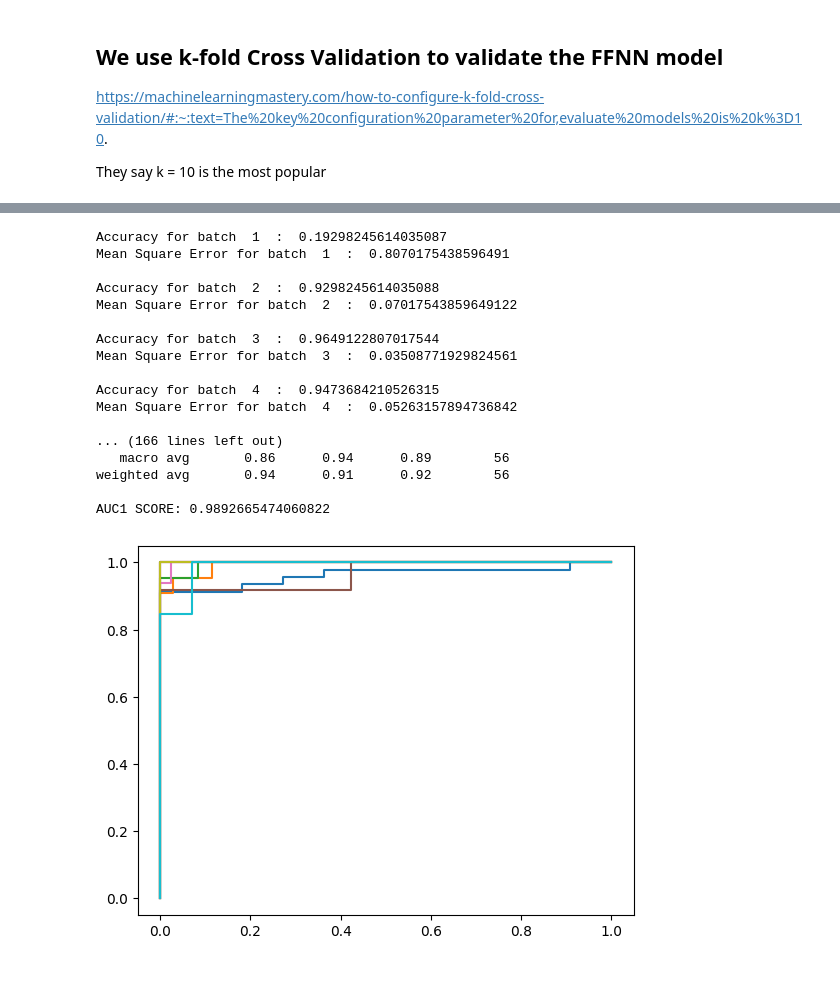
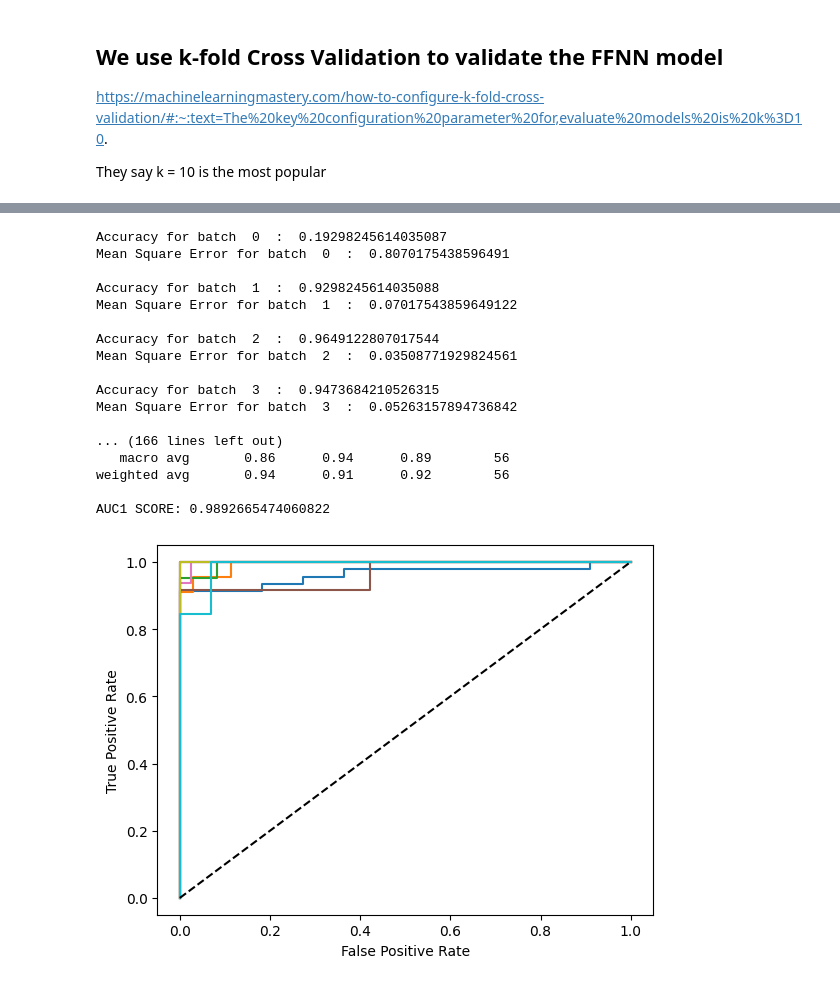
Before and after one commit to nathan-dcruz/ECS171-G32, a Jupyter notebook: NN.ipynb, the cells around one changed output, grey strips where cells are left out. Cells and saved outputs as stored; diff of their text form; code cells hidden in the pictures.

Commit message:
Clean up model codes

```diff
--- a/NN.ipynb
+++ b/NN.ipynb
@@ -5,10 +21,11 @@ Also, one thing we may consider is divide the attributes into small sets to test
+# %%
+# Easy settings
+DATA_FILE_NAME = "./Cancer_Data.csv"
+TEST_SIZE = 0.2
+KFOLD_SPLITS = 10
 # %%
-import pandas as pd
-import numpy as np
-import matplotlib.pyplot as plt
-
-dataset = pd.read_csv("Cancer_Data.csv")
-print(dataset)
+# Read data
+dataset = pd.read_csv(DATA_FILE_NAME)
 
 print("Dataset :")
 print(dataset.head())
@@ -151,13 +62,24 @@ Average MSE =  0.07039808294209701
 # %%
-# To find list of accuracy and MSE values
-# Without using the sklearn function cross_validate()
+drop_columns = ['diagnosis', 'id',
+                'perimeter_mean', 'area_mean', 'concavity_mean', 'concave points_mean',
+                'perimeter_se', 'area_se', 'concavity_se', 'concave points_se', 'fractal_dimension_se',
+                'perimeter_worst', 'area_worst', 'concavity_worst', 'concave points_worst', 'fractal_dimension_worst',
+                ]
 
-from sklearn.model_selection import KFold
-from sklearn.metrics import roc_curve, roc_auc_score, make_scorer
+# Pre-process data
+X = dataset.drop(drop_columns, axis=1)
+y = dataset['diagnosis']
 
-n_splits=10
+# Normalization
+scaler = MinMaxScaler(feature_range=(0, 1))
+X_rescaled = scaler.fit_transform(X)
+X = pd.DataFrame(data = X_rescaled, columns = X.columns)
+
+# Binarize
+y = y.map({'B': 0, 'M': 1})
+
 # step 1: randomize the dataset and create k equal size partitions
-kf = KFold(n_splits=n_splits)
+kf = KFold(n_splits=KFOLD_SPLITS)
 models = []
 
 acc = 0
@@ -166,7 +88,6 @@ mse = 0
 i = 0 #keep track of batch number
 # step 5: iterate k times with a different testing subset
 for train_indices, test_indices in kf.split(X):
-
     # step 2-3: use k-1/k^th partition for the training/testing model
     start_train, stop_train = train_indices[0], train_indices[-1]+1
     start_test, stop_test = test_indices[0], test_indices[-1]+1
@@ -174,14 +95,13 @@ for train_indices, test_indices in kf.split(X):
     X_train, X_test = X[start_train:stop_train], X[start_test:stop_test]
     y_train, y_test = y[start_train:stop_train], y[start_test:stop_test]
 
-    # perform the training similar to Q1
-    #this was based on the requirements in Q1
+    # Do Neural Network
     mlp = MLPClassifier(solver = 'sgd', random_state = 42, activation = 'logistic', learning_rate_init = 0.4, batch_size = 100, hidden_layer_sizes = (10, 2), max_iter = 600)
     mlp.fit(X_train, y_train)
     y_pred = mlp.predict(X_test)
     y_prob = mlp.predict_proba(X_test)
+    details = {}
 
-    details = {}
     # y_test, y_pred, y_prob
     details["y_test"] = y_test
     details["y_pred"] = y_pred
@@ -189,16 +109,15 @@ for train_indices, test_indices in kf.split(X):
     models.append(details)
 
     # step 4: record the evaluating scores
-    i+=1
     acc += accuracy_score(y_test, y_pred)
     mse += mean_squared_error(y_test, y_pred)
-
     print("\nAccuracy for batch ", i, " : ", accuracy_score(y_test, y_pred))
     print("Mean Square Error for batch ", i, " : ", mean_squared_error(y_test, y_pred))
+    i+=1
 
 # step 6: find the average and select the batch with highest evaluation scores
-print('\nAverage Accuracy = ', acc / n_splits)
-print('Average MSE = ', mse / n_splits)
+print('\nAverage Accuracy = ', acc / KFOLD_SPLITS)
+print('Average MSE = ', mse / KFOLD_SPLITS)
 
 # Analyze models
 for model in models:
@@ -216,46 +135,45 @@ for model in models:
     tp = cmat[1, 1]
     tn = cmat[0, 0]
     fp = cmat[0, 1]
     fn = cmat[1, 0]
 
     tpr = tp / (tp + fn) # RECALL/SENSITIVITY
     print(f"TPR: {tpr}")
 
     tnr = tn / (tn + fp) # SPECIFICITY
     #tnr = cmat[1][1] / (cmat[1][1] + cmat[0][1])
     print(f"TNR: {tnr}")
 
     print(classification_report(y_test, y_pred))
 
-    #fpr0, tpr0, thresholds0 = roc_curve(y_test, y_prob[:, 0])
-    #auc0 = roc_auc_score(y_test, y_prob[:, 0])
-
     fpr1, tpr1, thresholds1 = roc_curve(y_test, y_prob[:, 1])
     auc1 = roc_auc_score(y_test, y_prob[:, 1])
 
-    #plt.plot(fpr0, tpr0)
     # separate these properly later
     plt.plot(fpr1, tpr1)
+    print(f"AUC1 SCORE: {auc1}")
 
-    #print(f"AUC1 SCORE: {auc0}")
-    print(f"AUC1 SCORE: {auc1}")
+plt.xlabel('False Positive Rate')
+plt.ylabel('True Positive Rate')
+plt.plot([0, 1], [0, 1], "k--", label="chance level (AUC = 0.5)")
+plt.show()
 # %% [output]
-Accuracy for batch  1  :  0.19298245614035087
-Mean Square Error for batch  1  :  0.8070175438596491
+Accuracy for batch  0  :  0.19298245614035087
+Mean Square Error for batch  0  :  0.8070175438596491
 
-Accuracy for batch  2  :  0.9298245614035088
-Mean Square Error for batch  2  :  0.07017543859649122
+Accuracy for batch  1  :  0.9298245614035088
+Mean Square Error for batch  1  :  0.07017543859649122
 
-Accuracy for batch  3  :  0.9649122807017544
-Mean Square Error for batch  3  :  0.03508771929824561
+Accuracy for batch  2  :  0.9649122807017544
+Mean Square Error for batch  2  :  0.03508771929824561
 
-Accuracy for batch  4  :  0.9473684210526315
-Mean Square Error for batch  4  :  0.05263157894736842
+Accuracy for batch  3  :  0.9473684210526315
+Mean Square Error for batch  3  :  0.05263157894736842
 
 ... (166 lines left out)
    macro avg       0.86      0.94      0.89        56
 weighted avg       0.94      0.91      0.92        56
 
 AUC1 SCORE: 0.9892665474060822
-[figure, old version]
+[figure, new version]
 # %%
```
Also changed, not shown: parts of 11 cells of this notebook, 1 other file.
